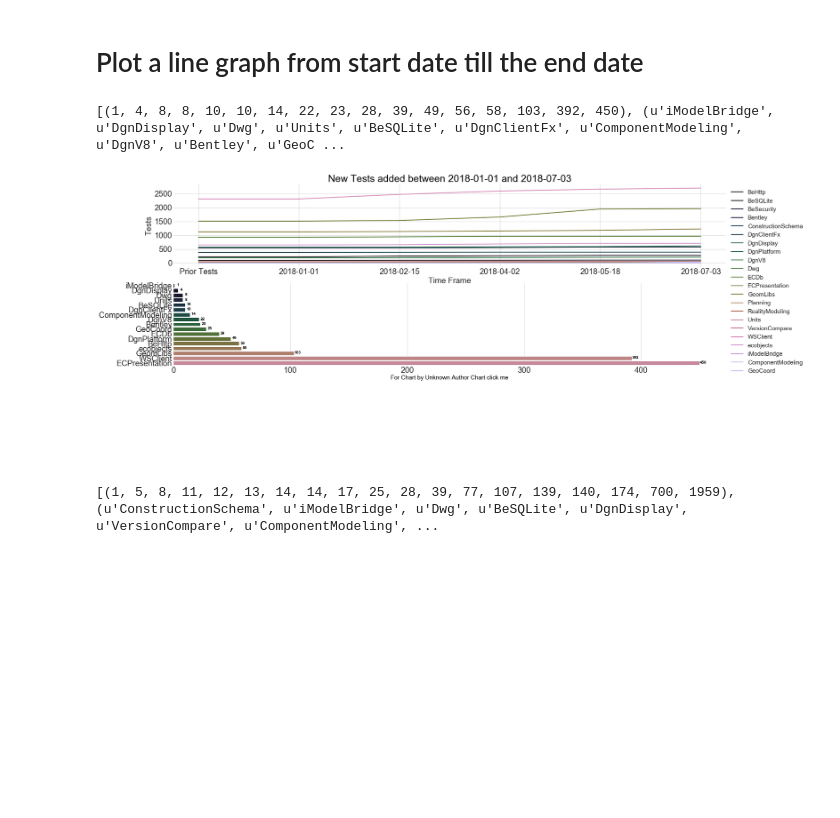
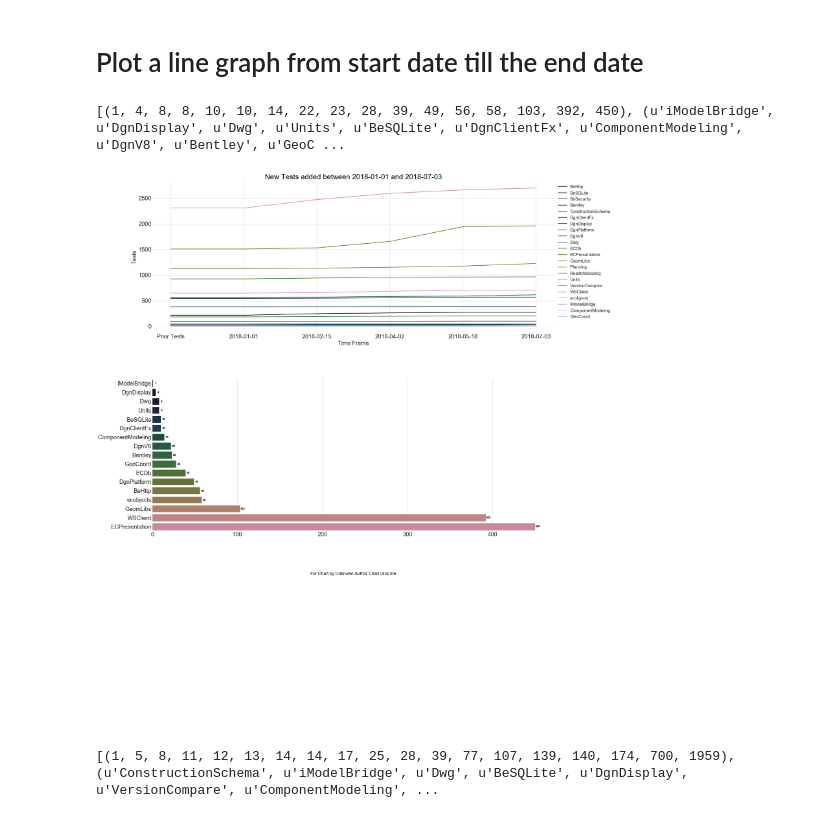
Before and after one commit to firzok/Python-Charting, a Jupyter notebook: Starting Graph.ipynb, the cells around one changed output. Drawn from its saved outputs; the diff is of its cells as text; code cells hidden in the pictures; blank space fills up the shorter version.

Commit message:
Added spaces between plots

```diff
--- a/Starting Graph.ipynb
+++ b/Starting Graph.ipynb
@@ -142,9 +142,9 @@ plt.style.use('seaborn-darkgrid')
 cmap = plt.get_cmap('nipy_spectral')
 colors = [cmap(i) for i in np.linspace(0, 1, len(df))]
 # %%
-plt.figure(figsize=(25,13))
+plt.figure(figsize=(25,35))
 plt.subplot(3, 1, 1)
-
+plt.subplots_adjust(hspace = 0.3)
 # multiple line plot
 for i, row in df.iterrows():
 #     print row
@@ -190,34 +190,35 @@ sData = zip(*sorted(zip(data[1], data[0])))
 Y, X = sData
 X = np.array(X)
 Y = np.array(Y)
 
 print sData
 size = np.shape(X)[0]
 
 # fig = plt.figure(figsize=(size+5,size))
 sns.set_style("whitegrid")
 
 colors = sns.color_palette("cubehelix", len(df1.Component.unique()) + 10)
 
 for i in range(size):
     g = sns.barplot(y=X[i:i+1], x=Y[i:i+1], color=colors[i], order = X, url = X[i]+'.svg', orient='h')
     g.text(Y[i] + 3, i + 0.1, Y[i], color='black', ha="center", weight="bold")
 
 
 sns.despine(left=True)
 g.tick_params(labelsize=20)
 
+
 plt.subplot(3, 1, 3)
 
 plt.title("For Chart by Unknown Author Chart click me", fontsize=15, fontweight=15, color='Black', url='Unknown.html')
 
 g=sns.barplot(y=[0], x=[0], url ='Unknown.svg', orient='v', label="Unknown")
 g.set(yticks=[],xticks=[])
 plt.savefig('Main.svg', dpi=300, orientation='landscape', )
 # plt.show()
 # %% [output]
 [(1, 4, 8, 8, 10, 10, 14, 22, 23, 28, 39, 49, 56, 58, 103, 392, 450), (u'iModelBridge', u'DgnDisplay', u'Dwg', u'Units', u'BeSQLite', u'DgnClientFx', u'ComponentModeling', u'DgnV8', u'Bentley', u'GeoC ...
-[figure, old version]
+[figure, new version]
 # %%
 sql = 'SELECT TestId, TestCase, Test, Author, Component, Date FROM Tests where StreamId == ' + str(streamid) + " AND Date BETWEEN '"+StartDate+"' AND '"+EndDate+"'"
 c.execute(sql)
```
Also changed, not shown: 1 other file.
